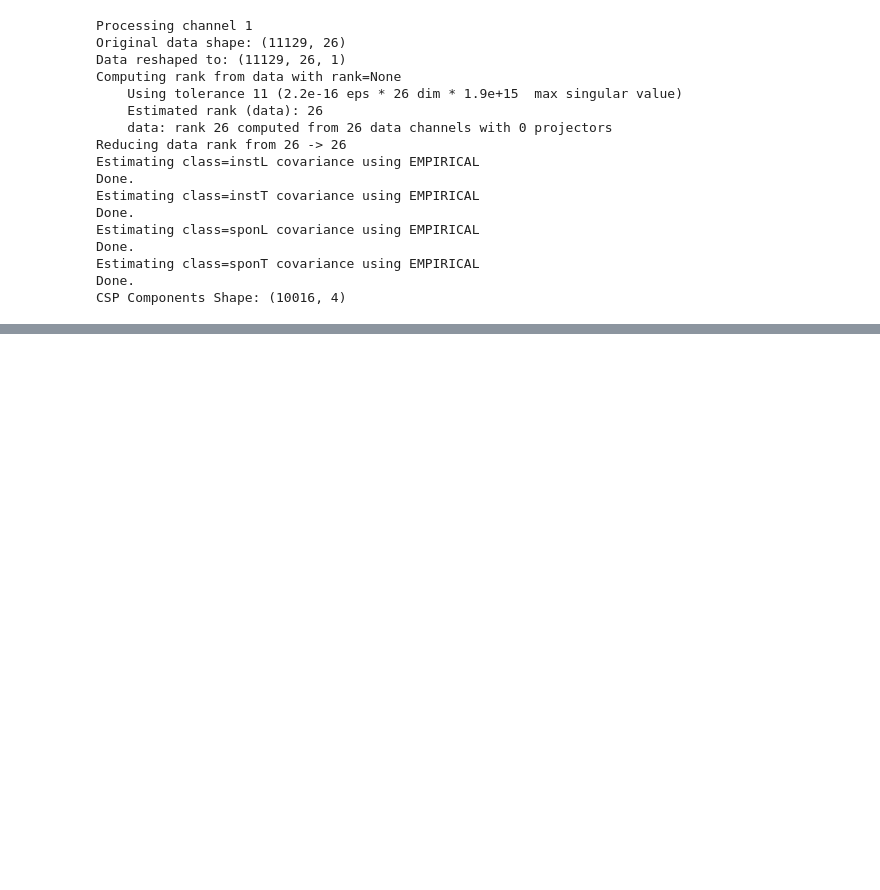
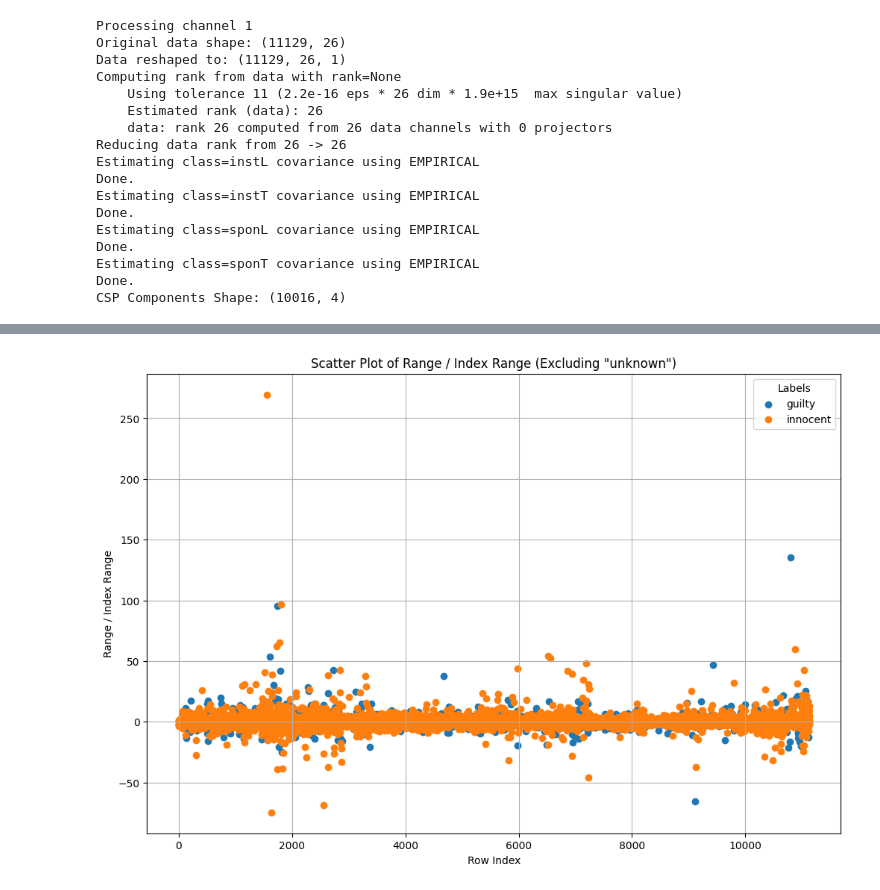
Before and after one commit to eldhosejoseph/thesis, a Jupyter notebook: BCI.ipynb, the cells around one changed output, grey strips where cells are left out. Drawn from its saved outputs; the diff is of its cells as text; code cells hidden in the pictures; blank space fills up the shorter version.

```diff
--- a/BCI.ipynb
+++ b/BCI.ipynb
@@ -1223,0 +1749,4 @@ CSP Components Shape: (10016, 4)
+# %%
+plot_range_index_range(df[0])
+# %% [output]
+[figure, added]
```
Also changed, not shown: parts of 19 cells of this notebook.
